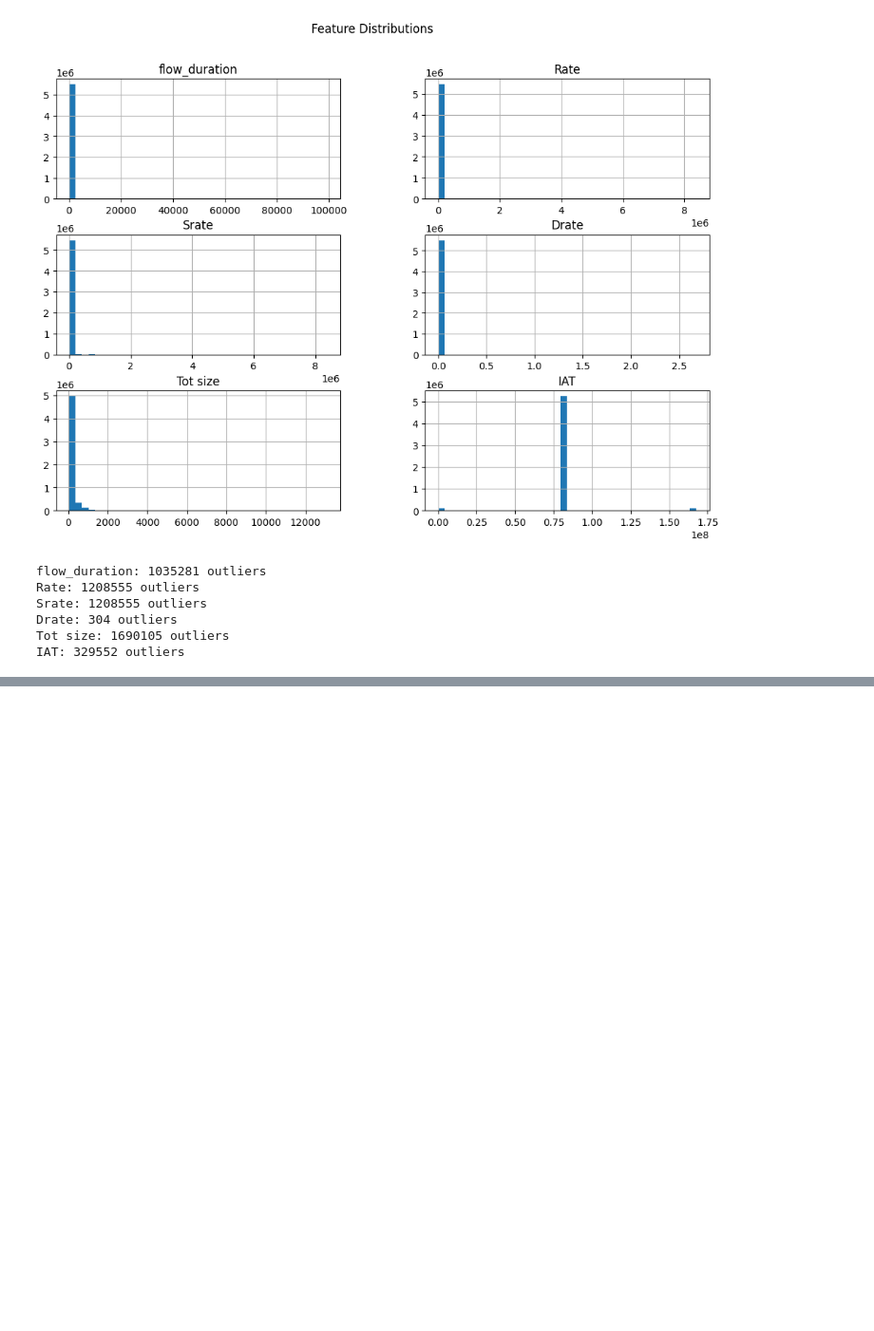
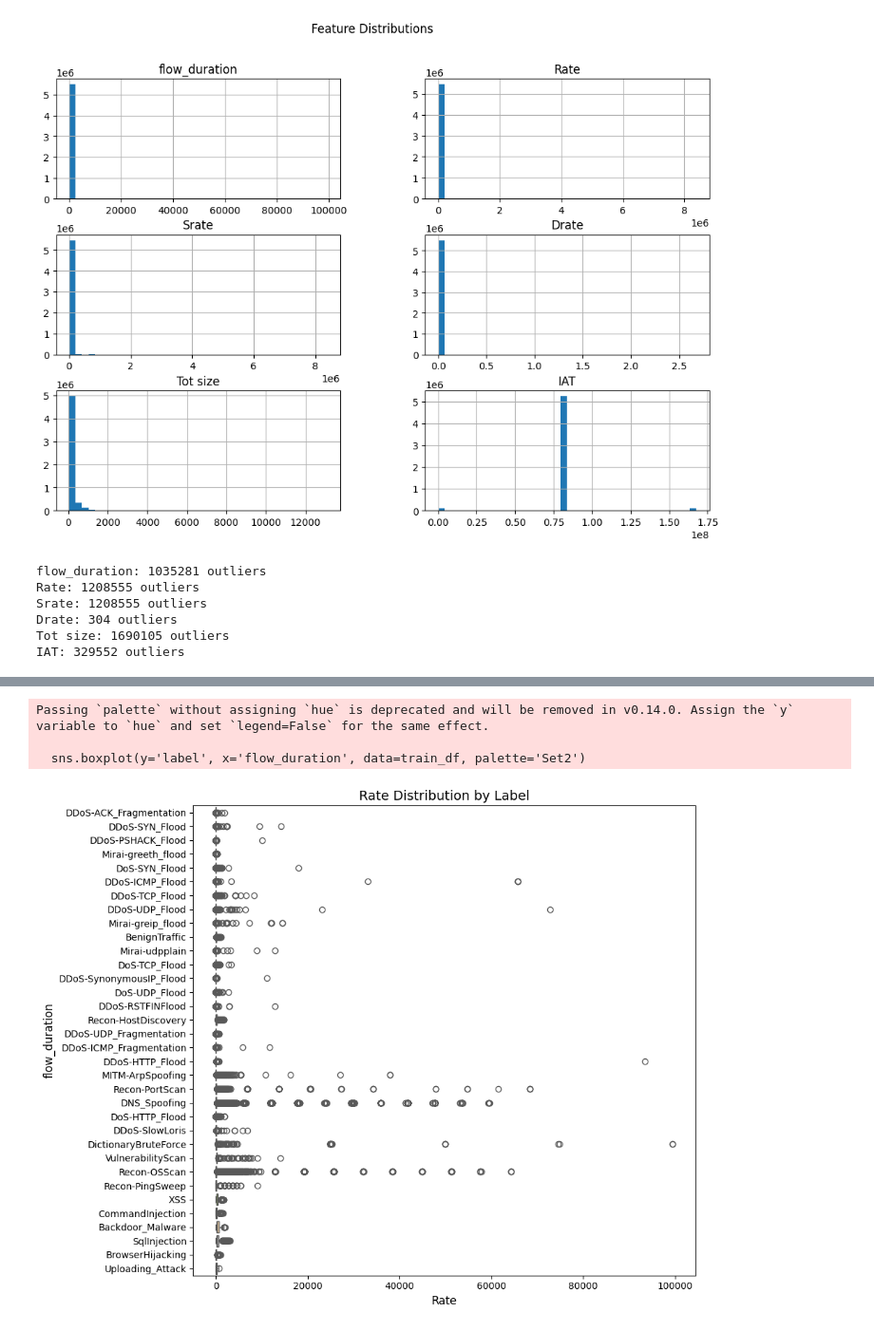
Before and after one commit to ilyesrezgui/Real-Time-Anomaly-Detection-in-IoMT-Device-Communication, a Jupyter notebook: Data Analysis/Data_Exploring_And_Visualisation.ipynb, the cells around one changed output, grey strips where cells are left out. Shown at 95% size. Saved outputs shown, nothing was run; the diff lists cells and outputs as text; code cells hidden in the pictures; blank space fills up the shorter version.

```diff
--- a/Data Analysis/Data_Exploring_And_Visualisation.ipynb
+++ b/Data Analysis/Data_Exploring_And_Visualisation.ipynb
@@ -220,0 +257,17 @@ IAT: 329552 outliers
+# %%
+import matplotlib.pyplot as plt
+import seaborn as sns
+
+# --- Horizontal Boxplot ---
+plt.figure(figsize=(10,8))
+sns.boxplot(y='label', x='flow_duration', data=train_df, palette='Set2')
+plt.title('Rate Distribution by Label', fontsize=14)
+plt.xlabel('Rate', fontsize=12)
+plt.ylabel('flow_duration', fontsize=12)
+plt.tight_layout()
+plt.show()
+# %% [output]
+Passing `palette` without assigning `hue` is deprecated and will be removed in v0.14.0. Assign the `y` variable to `hue` and set `legend=False` for the same effect.
+
+  sns.boxplot(y='label', x='flow_duration', data=train_df, palette='Set2')
+[figure, added]
```
Also changed, not shown: parts of 3 cells of this notebook.
